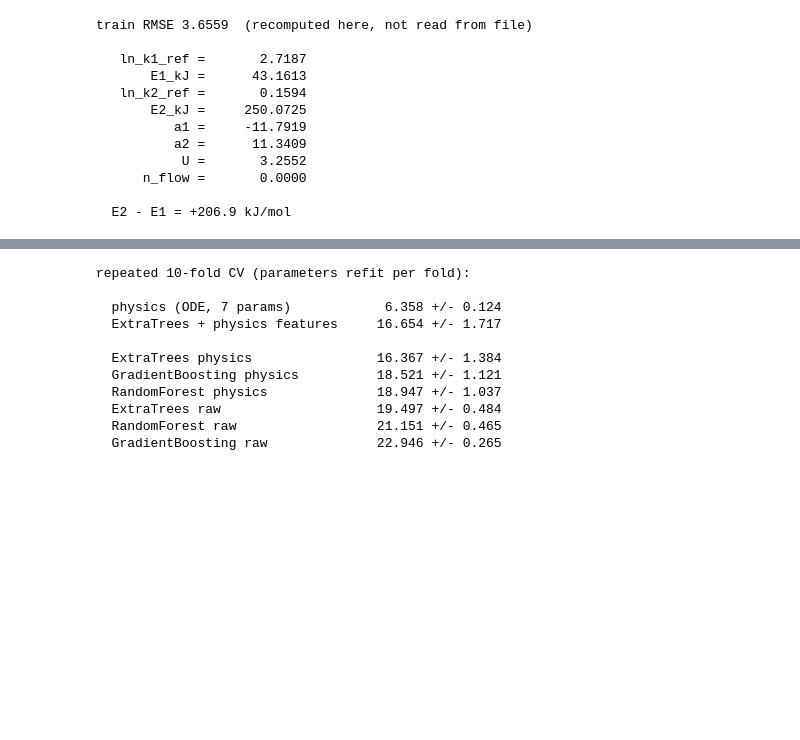
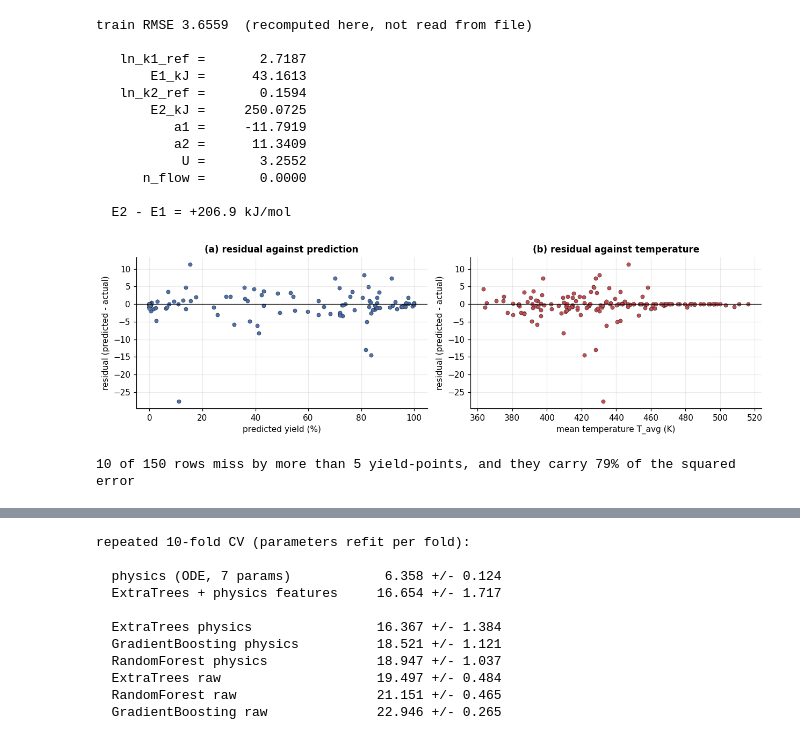
Before and after one commit to parthg2112/iit-kgp-ml-hackathon, a Jupyter notebook: notebook/final.ipynb, the cells around one changed output, grey strips where cells are left out. Drawn from its saved outputs; the diff is of its cells as text; code cells hidden in the pictures; blank space fills up the shorter version.

Commit message:
feat(notebook): add residual, blend-plateau and input-sensitivity figures, tighten prose

```diff
--- a/notebook/final.ipynb
+++ b/notebook/final.ipynb
@@ -446,4 +462,29 @@ train RMSE 3.6559  (recomputed here, not read from file)
       n_flow =       0.0000
 
   E2 - E1 = +206.9 kJ/mol
+# %%
+# Parity shows how far the fit misses; this shows *where*, which is what tells us whether the
+# error is structure we have not modelled or a handful of cliff rows.
+resid_fit = pred_train - y
+
+fig, ax = plt.subplots(1, 2, figsize=(11.5, 3.5))
+for a in ax:
+    a.axhline(0, color="k", lw=0.8)
+ax[0].scatter(pred_train, resid_fit, s=22, color="#4c72b0", edgecolor="k", linewidth=0.3)
+ax[0].set_xlabel("predicted yield (%)")
+ax[0].set_ylabel("residual (predicted - actual)")
+ax[0].set_title("(a) residual against prediction")
+
+ax[1].scatter(f.T_avg, resid_fit, s=22, color="#c44e52", edgecolor="k", linewidth=0.3)
+ax[1].set_xlabel("mean temperature T_avg (K)")
+ax[1].set_ylabel("residual (predicted - actual)")
+ax[1].set_title("(b) residual against temperature")
+plt.tight_layout(); plt.show()
+
+big = np.abs(resid_fit) > 5
+print(f"{int(big.sum())} of {len(y)} rows miss by more than 5 yield-points, and they carry "
+      f"{100*(resid_fit[big]**2).sum()/(resid_fit**2).sum():.0f}% of the squared error")
+# %% [output]
+[figure, added]
+10 of 150 rows miss by more than 5 yield-points, and they carry 79% of the squared error
 # %% [markdown]
```
Also changed, not shown: parts of 17 cells of this notebook, 2 other files.
